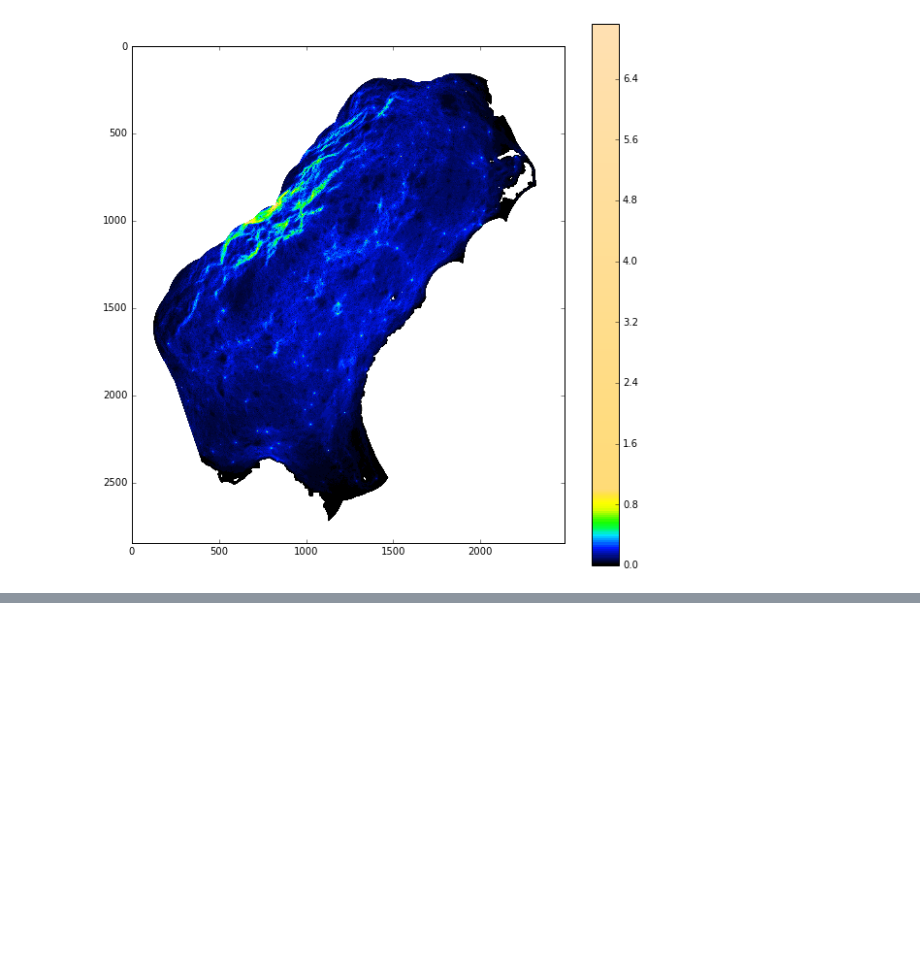
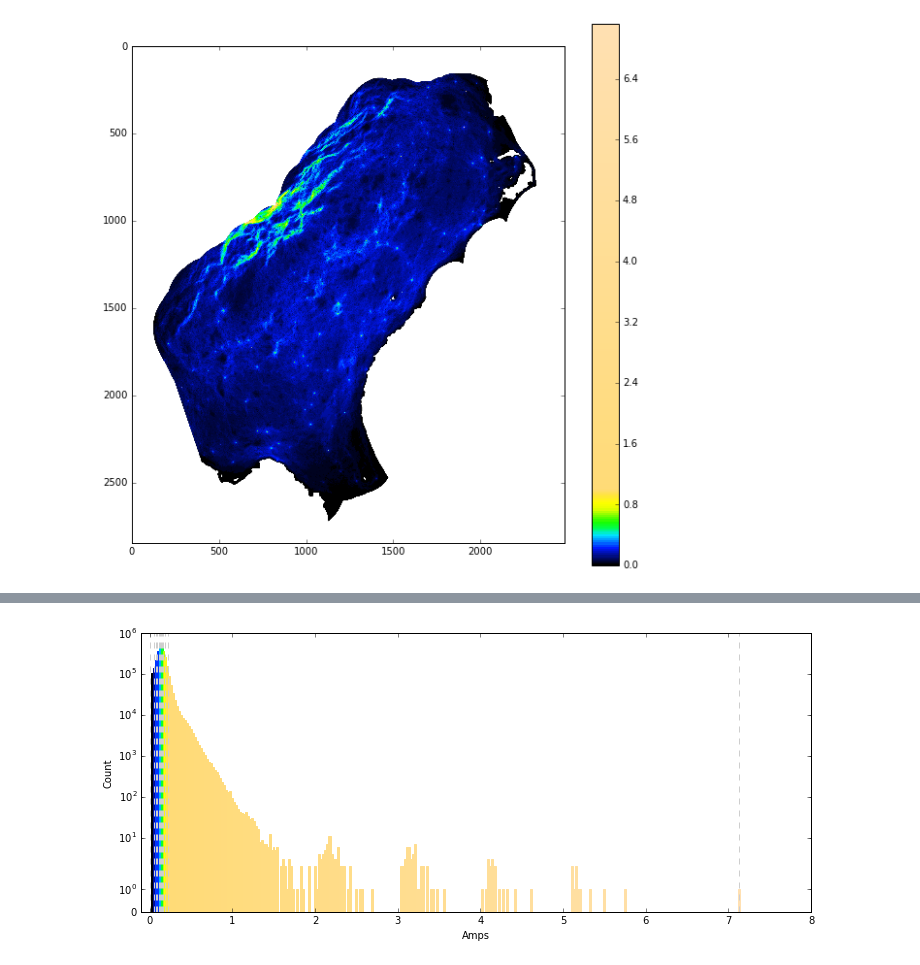
Before and after one commit to gflow/GFlow, a Jupyter notebook: Notebooks/Color_Scheme_Gallery.ipynb, the cells around one changed output, grey strips where cells are left out. Saved outputs shown, nothing was run; the diff lists cells and outputs as text; code cells hidden in the pictures; blank space fills up the shorter version.

```diff
--- a/Notebooks/Color_Scheme_Gallery.ipynb
+++ b/Notebooks/Color_Scheme_Gallery.ipynb
@@ -178,0 +213,3 @@ plot_map(I, divs)
+# %%
+divs = [0.] + [ a[-1]/hi for a in np.array_split(np.sort(I.values), n-1) ]
+divs
@@ -178,0 +229,4 @@ plot_map(I, divs)
+# %%
+plot_histogram(I, divs)
+# %% [output]
+[figure, added]
```
Also changed, not shown: parts of 17 cells of this notebook.
